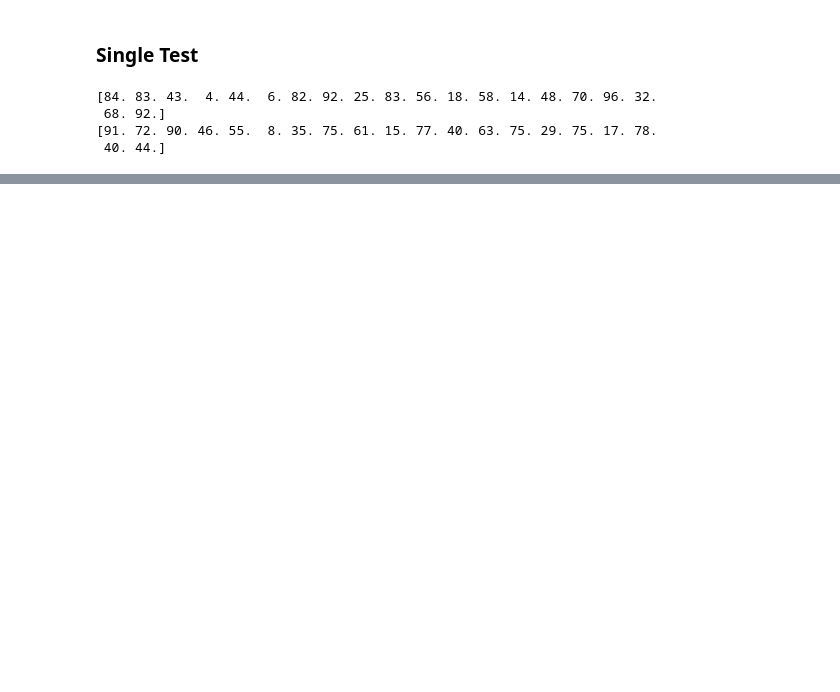
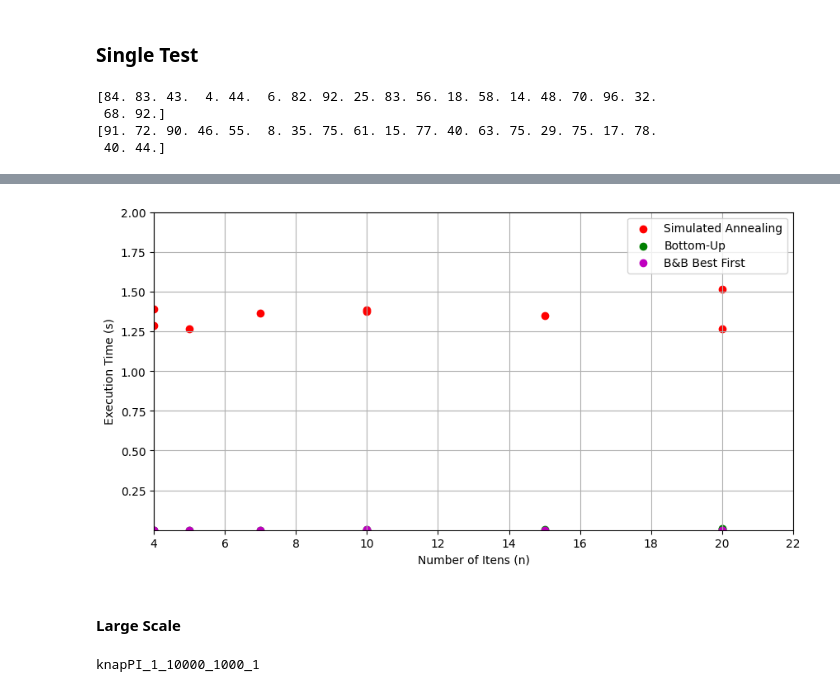
Before and after one commit to RodrigoFernandes-DA/TPs_Univ, a Jupyter notebook: Recherche Operationelle/TP5 - Simulated Annealing.ipynb, the cells around one changed output, grey strips where cells are left out. Drawn from its saved outputs; the diff is of its cells as text; code cells hidden in the pictures; blank space fills up the shorter version.

```diff
--- a/Recherche Operationelle/TP5 - Simulated Annealing.ipynb
+++ b/Recherche Operationelle/TP5 - Simulated Annealing.ipynb
@@ -290,13 +292,15 @@ for method_name, method in methods.items():
     tic = time.perf_counter()
 
     if method_name == "Simulated Annealing":
-        bestTaken, best_value = method(values, weights, wmax)
-        n_it = None
+        bestTaken, best_value, n_it = method(values, weights, wmax)
+        print("Estimated Best value:", bestValue)
     elif method_name == "Bottom-Up":
         bestValue, n_it = method(values, weights, wmax)
+        print("Optimal value:", bestValue)
         bestTaken = None
     else:
         knapsack_solver = method(values, weights, wmax)
+        print("Chosen itens:", bestTaken)
         bestValue, bestTaken, n_it = knapsack_solver.solve()
 
     toc = time.perf_counter()
@@ -305,6 +309,5 @@ for method_name, method in methods.items():
     print(n_it, "iteraions \n")
 
 n_values.append(n)
-print("Best value found:", bestValue)
-print("Chosen itens:", bestTaken)
+#
 # %% [output]
@@ -335,0 +408,44 @@ Itens selecionados: [1 1 1 0 1 0 1 1 1 1 1 1 1 0 1 1 1 0 1 1]
+# %%
+plt.figure(figsize=(10, 5))
+colors = ['r', 'g', 'm', 'b']
+
+for (method_name, method_times), color in zip(times.items(), colors):
+    plt.scatter(n_values, method_times, marker='o', linestyle='-', color=color, label=method_name)
+
+plt.xlim([min(n_values), 22.0])
+plt.ylim([min(method_times), 2])
+plt.xlabel("Number of Itens (n)")
+plt.ylabel("Execution Time (s)")
+plt.legend()
+plt.grid(True)
+plt.show()
+# %% [output]
+[figure, added]
+# %% [markdown]
+#### Large Scale
+# %%
+datasets = []
+N_values = []
+W_values = []
+listing = os.listdir("./instances_01_KP/large_scale/")
+my_array=np.zeros(shape=(0,5))
+for infile in listing:
+    print(infile)
+    path = os.path.join("./instances_01_KP/large_scale/", infile)
+    path = os.path.join("./instances_01_KP/large_scale/knapPI_1_200_1000_1")
+
+    parts = infile.split("_")
+    N = int(parts[2])
+    W = int(parts[3])
+
+    N_values.append(N)
+    W_values.append(W)
+
+    with open(path, "r") as f:
+        lines = f.readlines()[:-1]
+
+    data = np.loadtxt(lines)
+    datasets.append(data)
+    break
+# %% [output]
+knapPI_1_10000_1000_1
```
Also changed, not shown: parts of 8 cells of this notebook.
